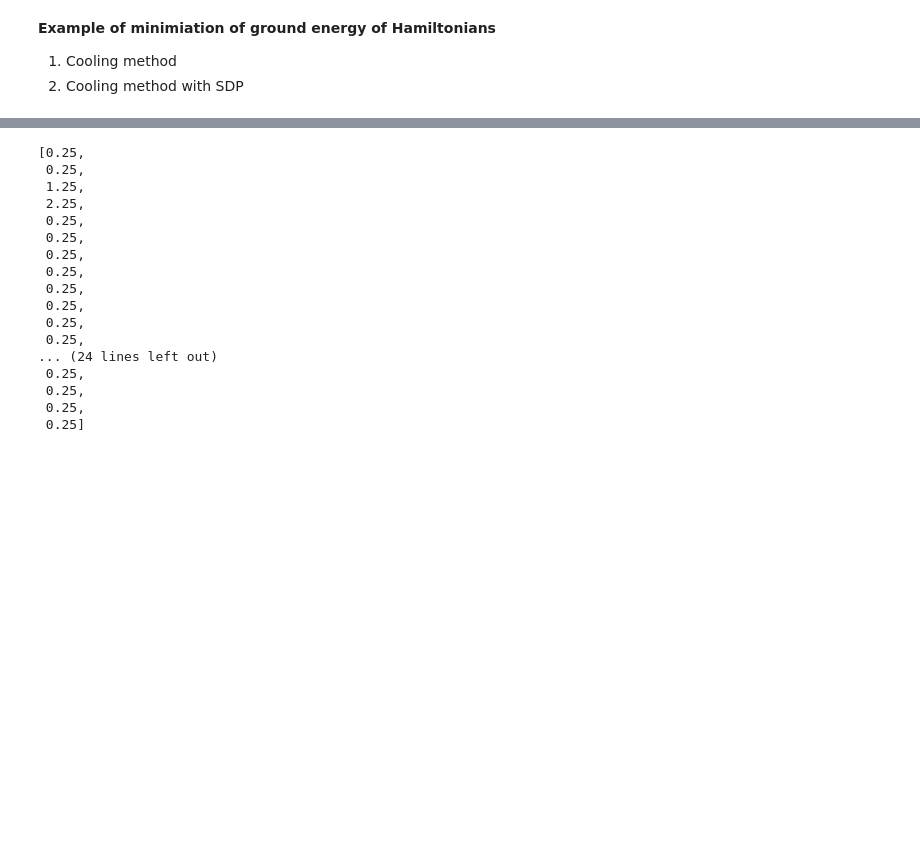
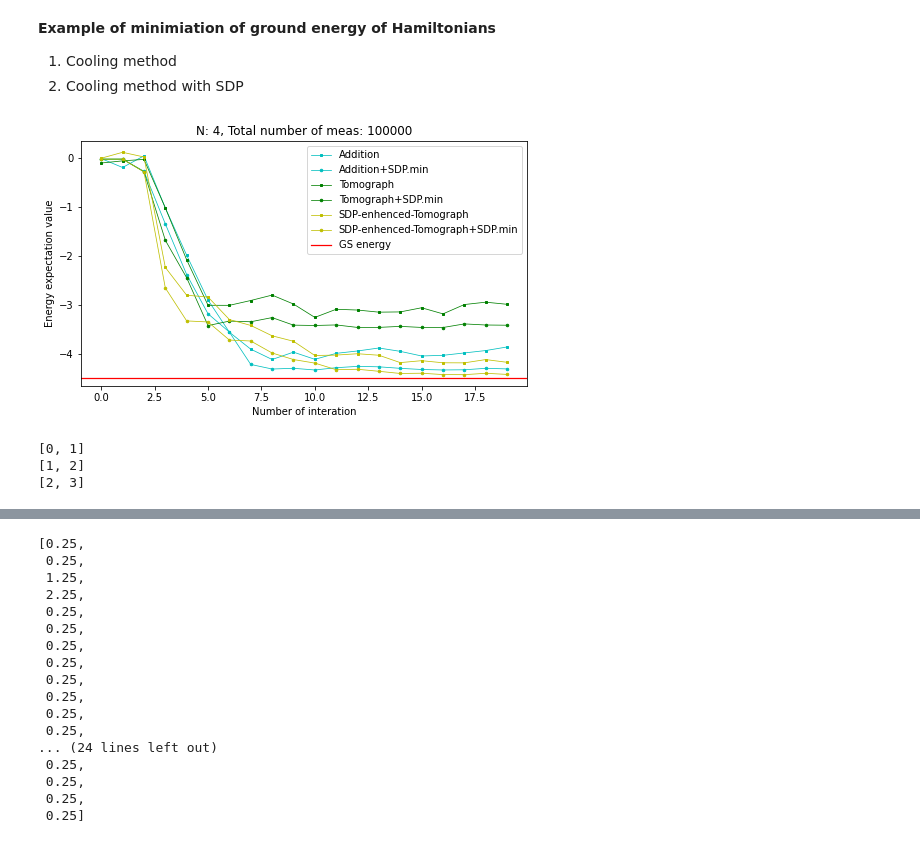
Before and after one commit to ZheruiWANG/SDP-for-VQE, a Jupyter notebook: More-Qubit Pro v3.0/opt_example.ipynb, the cells around one changed output, grey strips where cells are left out. Cells and saved outputs as stored; diff of their text form; code cells hidden in the pictures; blank space fills up the shorter version.

Commit message:
Add SDP-enhanced tomography for getting the unitary of algorithmic cooling

```diff
--- a/More-Qubit Pro v3.0/opt_example.ipynb
+++ b/More-Qubit Pro v3.0/opt_example.ipynb
@@ -227,8 +260,12 @@ def SDP_solver_min_C01(coef:float,
     if prob_C01.status != cp.OPTIMAL:
         energy_C01 = float('inf')
 
+    dm_SDP = []
+    for i in range(K):
+        dm_SDP.append(dm_tilde_copy01[i].value)
 
-    return energy_C01
+
+    return energy_C01, dm_SDP
 
 
 def biSection_search_min_C01(higher_bound:float, threshold:float,
@@ -246,7 +283,7 @@ def biSection_search_min_C01(higher_bound:float, threshold:float,
     high = higher_bound
     max_iter = 10
 
-    energy_C01 = SDP_solver_min_C01(high, ep, ep_C1, dm_tilde, dm_tilde_C1, H, measurement_dataset, N, M, G, K, P, model_type)
+    energy_C01, dm_SDP = SDP_solver_min_C01(high, ep, ep_C1, dm_tilde, dm_tilde_C1, H, measurement_dataset, N, M, G, K, P, model_type)
     coef = high
 
     # If no solution exists within the initial higher bounds, increase the higher bound.
@@ -254,7 +291,7 @@ def biSection_search_min_C01(higher_bound:float, threshold:float,
         low = high
         high = 2*high
         max_iter = max_iter-1
-        energy_C01 = SDP_solver_min_C01(high, ep, ep_C1, dm_tilde, dm_tilde_C1, H, measurement_dataset, N, M, G, K, P, model_type)
+        energy_C01, dm_SDP = SDP_solver_min_C01(high, ep, ep_C1, dm_tilde, dm_tilde_C1, H, measurement_dataset, N, M, G, K, P, model_type)
 
     # If still no solution after expanding the bounds, return an error message.
     if max_iter == 0:
@@ -263,13 +300,13 @@ def biSection_search_min_C01(higher_bound:float, threshold:float,
     # Perform the binary search within the updated bounds.
     while abs(high - low) >= threshold:
         coef = low + abs(high - low) / 2
-        energy_C01_result = SDP_solver_min_C01(coef, ep, ep_C1, dm_tilde, dm_tilde_C1, H, measurement_dataset, N, M, G, K, P, model_type)
+        energy_C01_result, dm_SDP = SDP_solver_min_C01(coef, ep, ep_C1, dm_tilde, dm_tilde_C1, H, measurement_dataset, N, M, G, K, P, model_type)
         if (math.isinf(energy_C01_result)):
             low = coef
         else:
             high = coef
             energy_C01 = energy_C01_result
 
-    return energy_C01, coef
+    return energy_C01, dm_SDP, coef
 # %%
 model_type = 'open'
@@ -301,3 +550,28 @@ threshold = 1 # Accuracy of the minimum relaxation value
+# %%
+plt.figure(figsize=(8, 4.5))
+
+plt.plot(expectation_H_iter, linewidth=0.75, color='c', marker='s', markersize=2.5, label='Addition')
+plt.plot(expectation_SDP_iter['C01'], linewidth=0.75, color='c', marker='o', markersize=2.5, label='Addition+SDP.min')
+plt.plot(expectation_dm_H_iter, linewidth=0.75, color='g', marker='s', markersize=2.5, label='Tomograph')
+plt.plot(expectation_dm_SDP_iter['C01'], linewidth=0.75, color='g', marker='o', markersize=2.5, label='Tomograph+SDP.min')
+plt.plot(expectation_dmsdp_H_iter, linewidth=0.75, color='y', marker='s', markersize=2.5, label='SDP-enhenced-Tomograph')
+plt.plot(expectation_dmsdp_SDP_iter['C01'], linewidth=0.75, color='y', marker='o', markersize=2.5, label='SDP-enhenced-Tomograph+SDP.min')
+
+
+plt.axhline(y = ground_state_energy, color='r', linestyle='-', linewidth=1.25, label='GS energy')
+
+titlename = 'N: ' + str(N) + ', Total number of meas: ' + str(int(N_meas_tol))
+plt.title(titlename)
+plt.xlabel('Number of interation')
+plt.ylabel('Energy expectation value')
+plt.legend()
+
+figurename = model_type + '_N' + str(N) + '_opt' + '.pdf'
+figurepath = f'figures/{figurename}'
+#plt.savefig(figurepath, bbox_inches='tight')
+plt.show()
+# %% [output]
+[figure, added]
 # %%
 N_meas_tol = 1e5 # total number of measurements
 N_opt = 20 # number of iterations of cooling
@@ -369,0 +663,8 @@ for i in tqdm(range(N_opt)):
+# %%
+for k in range(K):  # K: number of subsystems
+    index = list(range(k, k + M, 1))  # [k, k+1, ...]
+    print(index)
+# %% [output]
+[0, 1]
+[1, 2]
+[2, 3]
```
Also changed, not shown: parts of 14 cells of this notebook, 5 other files.
